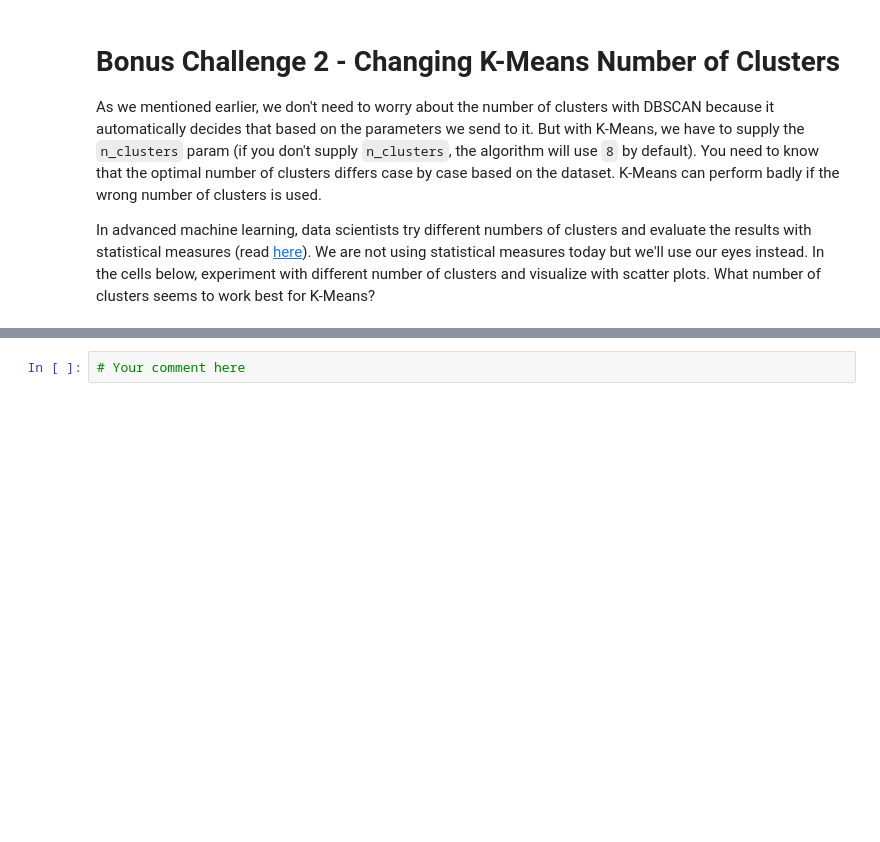
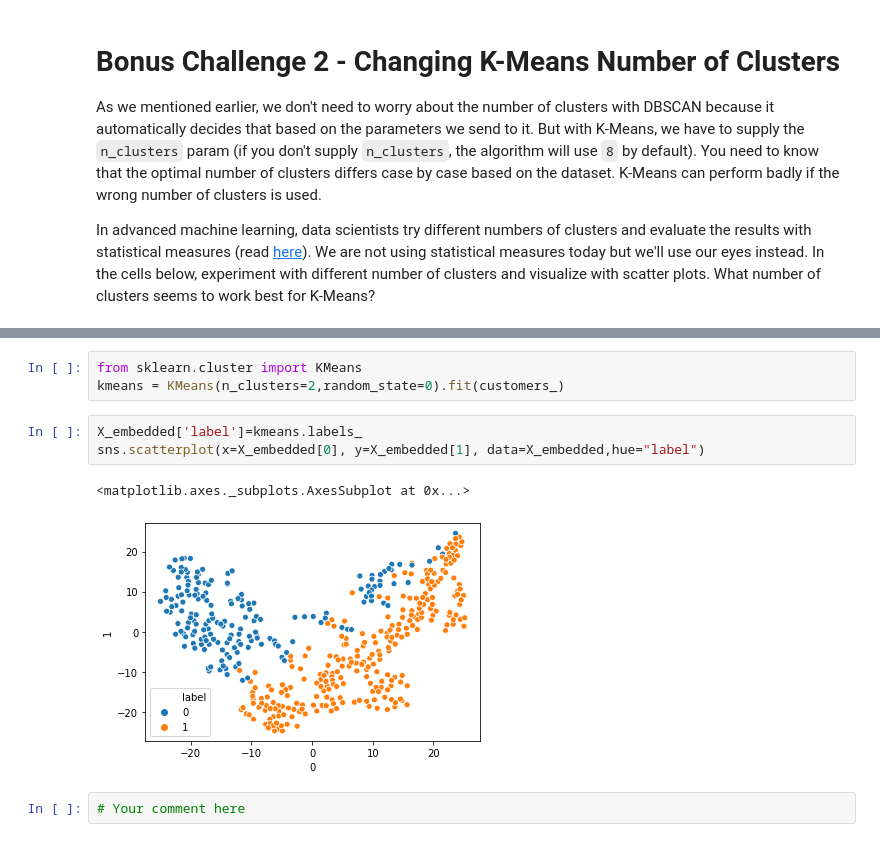
Before and after one commit to fuentebermudez/data-labs, a Jupyter notebook: module-3/lab-unsupervised-learning/your-code/main.ipynb, the cells around one changed output, grey strips where cells are left out. Cells and saved outputs as stored; diff of their text form; blank space fills up the shorter version.

```diff
--- a/module-3/lab-unsupervised-learning/your-code/main.ipynb
+++ b/module-3/lab-unsupervised-learning/your-code/main.ipynb
@@ -267,3 +308,12 @@ In advanced machine learning, data scientists try different numbers of clusters
+# %%
+from sklearn.cluster import KMeans
+kmeans = KMeans(n_clusters=2,random_state=0).fit(customers_)
+# %%
+X_embedded['label']=kmeans.labels_
+sns.scatterplot(x=X_embedded[0], y=X_embedded[1], data=X_embedded,hue="label")
+# %% [output]
+<matplotlib.axes._subplots.AxesSubplot at 0x...>
+[figure, added]
 # %%
 # Your comment here
 # %% [markdown]
```
Also changed, not shown: parts of 11 cells of this notebook.
